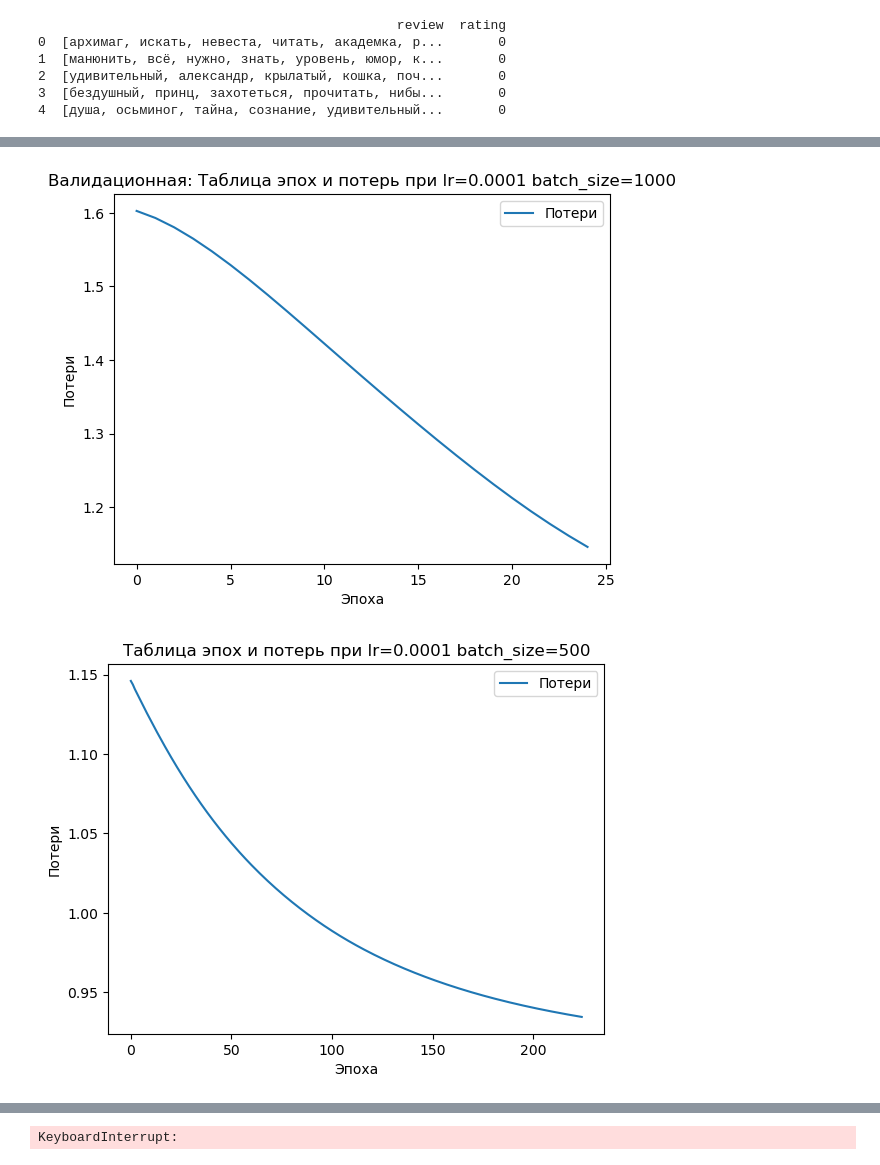
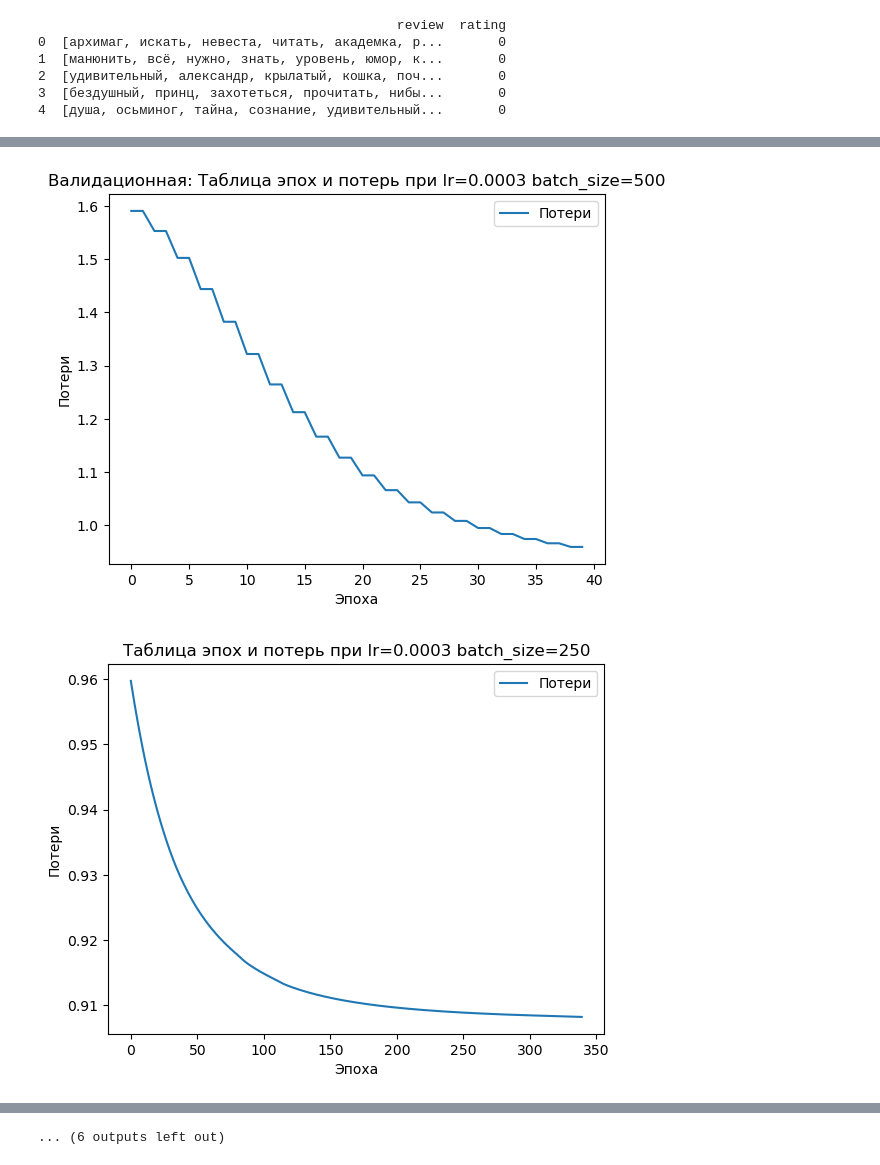
Before and after one commit to Drowchik/lab5, a Jupyter notebook: note.ipynb, the cells around one changed output, grey strips where cells are left out. Drawn from its saved outputs; the diff is of its cells as text; code cells hidden in the pictures.

```diff
--- a/note.ipynb
+++ b/note.ipynb
@@ -77,7 +76,17 @@ def join_lemmatized_words(words_list):
+# %%
+def join_lemmatized_words(words_list: list) -> str:
+    """ after lemmatization, we combine the words into a string for further processing
+    Args:
+        words_list (list): a list of reviews
+
+    Returns:
+        str: returns the review as a string
+    """
+    return ' '.join(words_list)
 # %%
 df['review'] = df['review'].apply(join_lemmatized_words)
 # %%
-vectorizer = CountVectorizer(max_features=40000)
+vectorizer = CountVectorizer(max_features=15000)
 sparse_matrix = vectorizer.fit_transform(df['review']).toarray()
 
 x_train, x_test_valid, y_train, y_test_valid = train_test_split(sparse_matrix, np.array(df['rating']), test_size=0.2)
@@ -103,44 +124,39 @@ class LogisticRegression(nn.Module):
 # %%
 model = LogisticRegression()
 criterion = nn.CrossEntropyLoss()
-x_train = Variable(torch.from_numpy(x_train)).float()
-y_train = Variable(torch.from_numpy(y_train)).long()
-x_valid = Variable(torch.from_numpy(x_valid)).float()
-y_valid = Variable(torch.from_numpy(y_valid)).long()
-x_test = Variable(torch.from_numpy(x_train)).float()
-y_test = Variable(torch.from_numpy(y_train)).long()
+x_train = torch.from_numpy(x_train).float()
+y_train = torch.from_numpy(y_train).long()
+x_valid = torch.from_numpy(x_valid).float()
+y_valid = torch.from_numpy(y_valid).long()
+x_test = torch.from_numpy(x_test).float()
+y_test = torch.from_numpy(y_test).long()
 # %%
-lr_list = [0.0001,0.0002,0.0003]
-batch_size=[1000, 500, 100]
-for lr in lr_list:
+learning_rate = [0.0003, 0.0002, 0.0001]
+batch_size = [500, 250, 100]
+for lr in learning_rate:
   for bs in batch_size:
-      data=torch.utils.data.DataLoader(x_train, batch_size=bs, shuffle=True)
+      data = torch.utils.data.DataLoader(x_train, batch_size=bs, shuffle=True)
       val_data = torch.utils.data.DataLoader(x_valid, batch_size=bs, shuffle=True)
       optimizer = torch.optim.Adam(params=model.parameters() , lr=lr)
-      epochs = 25
+      epochs = 20
       model.train()
-      loss_ = []
+      loss_test = []
       loss_val=[]
       for epoch in range(epochs):
        for elem in data:
         y_pred = model(x_train)
         loss = criterion(y_pred, y_train)
-        loss_.append(loss.item())
+        loss_test.append(loss.item())
         optimizer.zero_grad()
         loss.backward()
         optimizer.step()
-
-        pred = torch.max(y_pred, 1)[1].eq(y_train).sum()
-        acc = pred * 100.0 / len(x_train)
        model.eval()
        for elem in val_data:
          y_pred = model(x_train)
          loss = criterion(y_pred, y_train)
          loss_val.append(loss.item())
-         pred = torch.max(y_pred, 1)[1].eq(y_train).sum()
-         acc = pred * 100.0 / len(x_train)
 
-      plt.plot(loss_)
+      plt.plot(loss_test)
       plt.title('Таблица эпох и потерь при lr='+str(lr) +" batch_size="+str(bs))
       plt.xlabel('Эпоха')
       plt.ylabel('Потери')
@@ -159,2 +175,2 @@ for lr in lr_list:
-[figure, old version]
+[figure, new version]
-[figure, old version]
+[figure, new version]
@@ -162 +186 @@ for lr in lr_list:
-KeyboardInterrupt:
+... (6 outputs left out)
```
Also changed, not shown: parts of 13 cells of this notebook, 1 other file.
